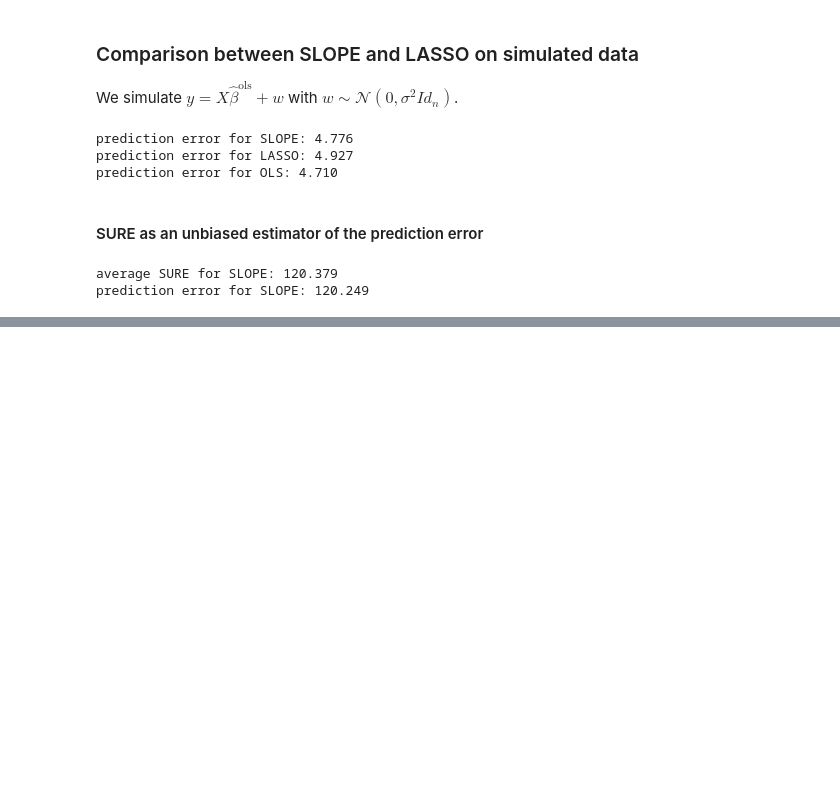
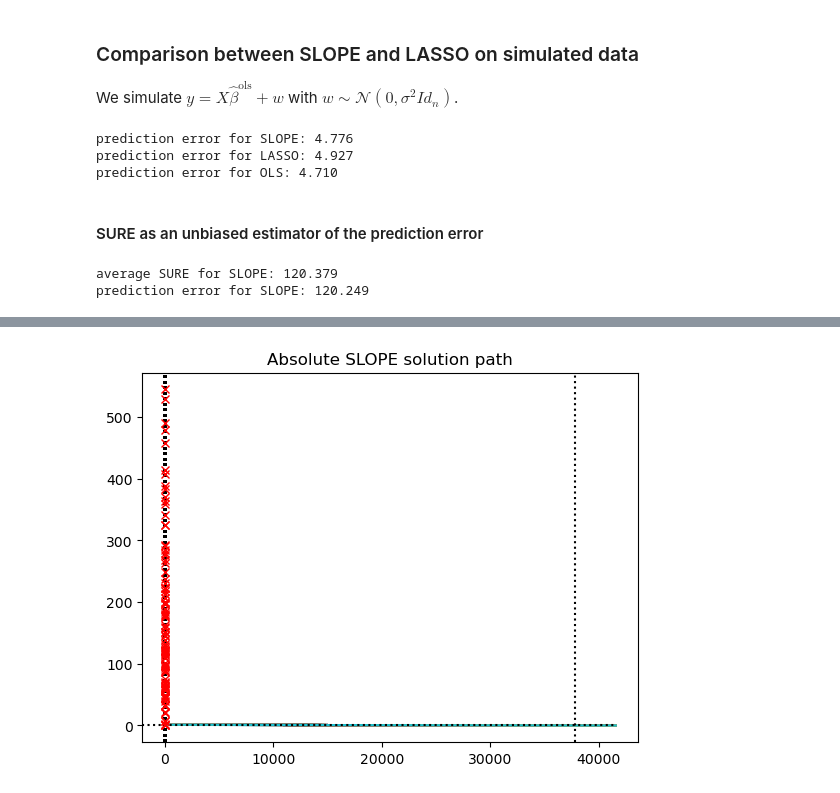
Before and after one commit to x-dupuis/slope-path, a Jupyter notebook: experiments/full_paths/wine-quality.ipynb, the cells around one changed output, grey strips where cells are left out. Drawn from its saved outputs; the diff is of its cells as text; code cells hidden in the pictures; blank space fills up the shorter version.

```diff
--- a/experiments/full_paths/wine-quality.ipynb
+++ b/experiments/full_paths/wine-quality.ipynb
@@ -226,0 +229,11 @@ prediction error for SLOPE: 120.249
+# %%
+p = 100; n = 50; sigma2 = 1
+cov  = np.eye(p) + 0.9999 * (1 - np.eye(p))
+rng = np.random.default_rng()
+X = rng.multivariate_normal(np.zeros(p), cov, n)
+beta = np.ones(p)
+w = rng.normal(0, np.sqrt(sigma2), n)
+y = X@beta + w
+Lambda = np.sqrt(range(1,p+1))-np.sqrt(range(0,p))
+# %%
+Gamma, Sol, Primal, Gap, M, Split, T = full_path(X, y , Lambda, ratio=1., k_max=1e4, rtol_pattern=1e-10, atol_pattern = 1e-10, rtol_gamma=1e-10, split_max=1e1, log=1)
@@ -226,0 +258,18 @@ prediction error for SLOPE: 120.249
+# %%
+# Absolute SLOPE solution path + ols
+abs_Sol = [np.abs(sol) for sol in Sol]
+
+ols = np.linalg.solve(X.T@X, X.T@y)
+abs_ols = np.abs(ols)
+
+fig, ax = plt.subplots()
+ax.plot([1.1*Gamma[0]] + Gamma, [Sol[0]] + abs_Sol)
+for gamma in Gamma:
+    ax.axvline(gamma, color='k', linestyle=':')
+ax.axhline(0, color='k', linestyle=':', xmax=0.95)
+ax.plot(0, [np.abs(ols)], 'rx')
+# ax.set_xscale('symlog')
+ax.set_title('Absolute SLOPE solution path')
+plt.show()
+# %% [output]
+[figure, added]
```
Also changed, not shown: parts of 7 cells of this notebook.
